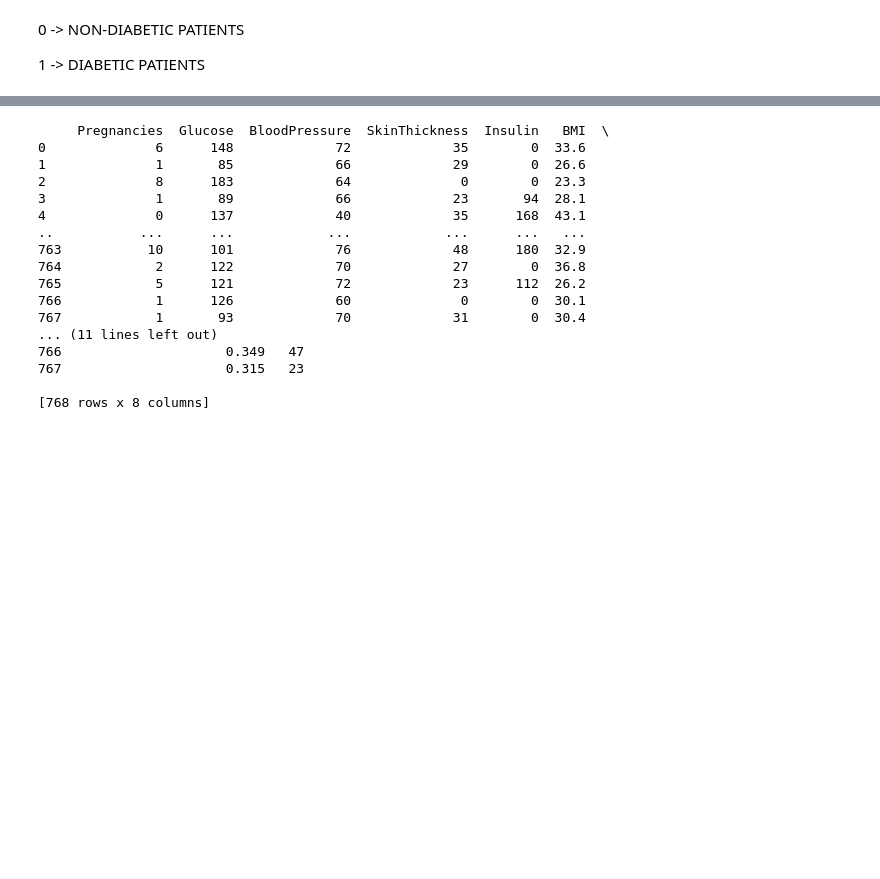
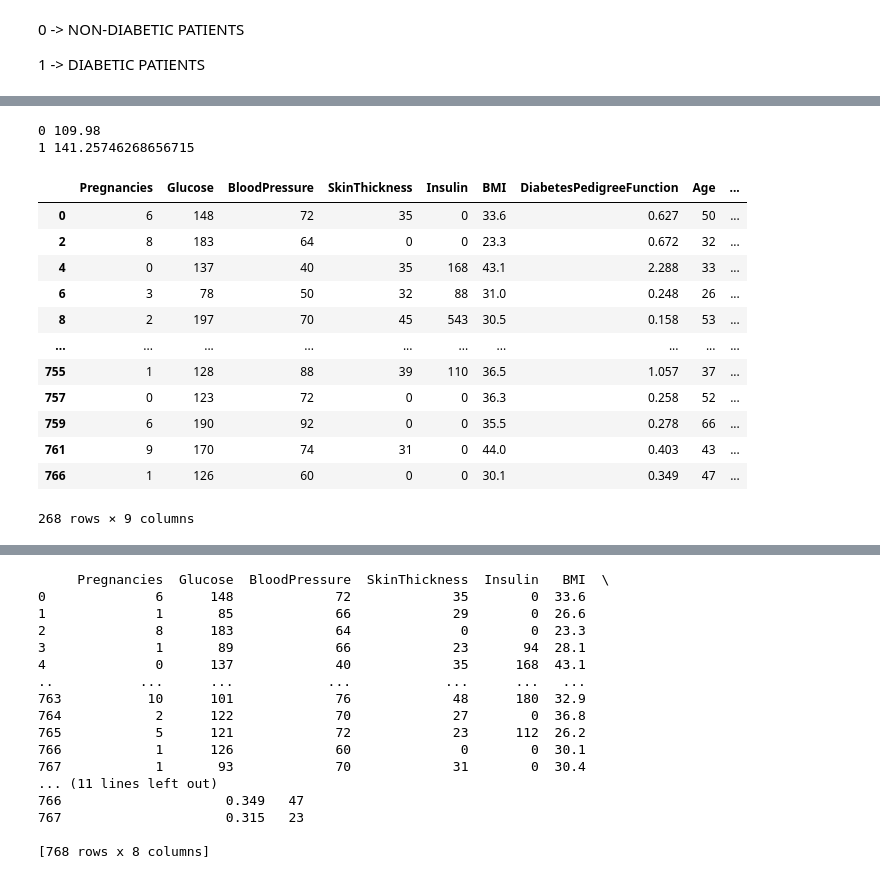
Before and after one commit to suriya911/Diabetic-prediction, a Jupyter notebook: week-1.ipynb, the cells around one changed output, grey strips where cells are left out. Drawn from its saved outputs; the diff is of its cells as text; code cells hidden in the pictures; blank space fills up the shorter version.

```diff
--- a/week-1.ipynb
+++ b/week-1.ipynb
@@ -57,3 +57,25 @@ diabetes_dataset.groupby('Outcome').mean()
 | Outcome |  |  |  |  |  |  |  |  |
 | 0 | 3.298000 | 109.980000 | 68.184000 | 19.664000 | 68.792000 | 30.304200 | 0.429734 | 31.190000 |
 | 1 | 4.865672 | 141.257463 | 70.824627 | 22.164179 | 100.335821 | 35.142537 | 0.550500 | 37.067164 |
+# %%
+# Filter groups where the mean glucose level is above a certain threshold
+for outcome, group in diabetes_dataset.groupby("Outcome"):
+    print(outcome, group['Glucose'].mean())
+
+diabetes_dataset.groupby("Outcome").filter(lambda x: x['Glucose'].mean() > 140)
+# %% [output]
+0 109.98
+1 141.25746268656715
+|  | Pregnancies | Glucose | BloodPressure | SkinThickness | Insulin | BMI | DiabetesPedigreeFunction | Age | ... |
+| 0 | 6 | 148 | 72 | 35 | 0 | 33.6 | 0.627 | 50 | ... |
+| 2 | 8 | 183 | 64 | 0 | 0 | 23.3 | 0.672 | 32 | ... |
+| 4 | 0 | 137 | 40 | 35 | 168 | 43.1 | 2.288 | 33 | ... |
+| 6 | 3 | 78 | 50 | 32 | 88 | 31.0 | 0.248 | 26 | ... |
+| 8 | 2 | 197 | 70 | 45 | 543 | 30.5 | 0.158 | 53 | ... |
+| ... | ... | ... | ... | ... | ... | ... | ... | ... | ... |
+| 755 | 1 | 128 | 88 | 39 | 110 | 36.5 | 1.057 | 37 | ... |
+| 757 | 0 | 123 | 72 | 0 | 0 | 36.3 | 0.258 | 52 | ... |
+| 759 | 6 | 190 | 92 | 0 | 0 | 35.5 | 0.278 | 66 | ... |
+| 761 | 9 | 170 | 74 | 31 | 0 | 44.0 | 0.403 | 43 | ... |
+| 766 | 1 | 126 | 60 | 0 | 0 | 30.1 | 0.349 | 47 | ... |
+268 rows × 9 columns
```
Also changed, not shown: parts of 9 cells of this notebook, 2 other files.
